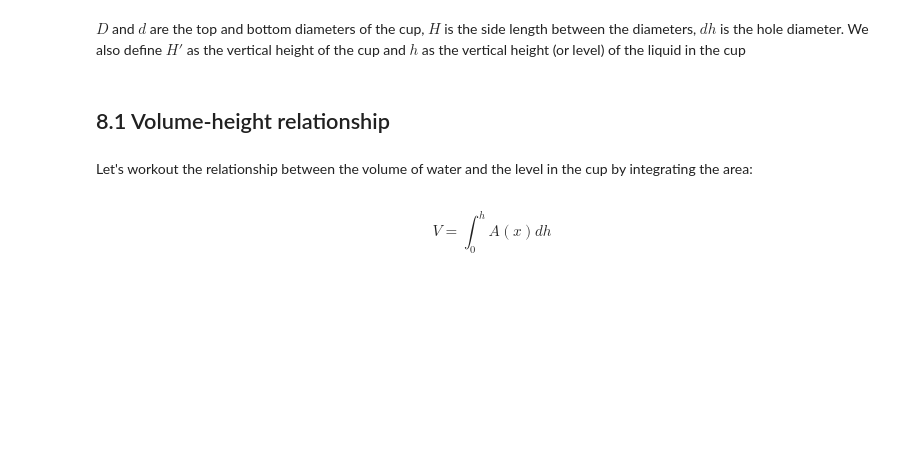
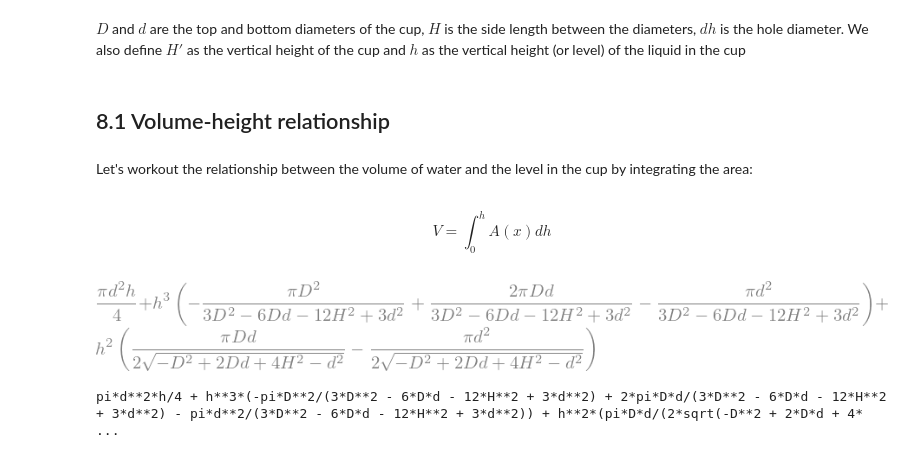
Before and after one commit to williebonavente/CodeTest, a Jupyter notebook: sympy/algebra/notebook3.ipynb, the cells around one changed output. Cells and saved outputs as stored; diff of their text form; code cells hidden in the pictures; blank space fills up the shorter version.

```diff
--- a/sympy/algebra/notebook3.ipynb
+++ b/sympy/algebra/notebook3.ipynb
@@ -22,0 +26,19 @@ $$ V= \int_0^h A(x) dh$$
+# %%
+D, d, H, h = sympy.symbols('D, d, H, h', real = True)
+# %%
+R = D/2
+r = d/2
+Hprime = sympy.sqrt(H**2 - (R - r) **2) # Pythagoras
+# %%
+radius = r + h/Hprime*(R - r)
+# %%
+A = sympy.pi*radius**2
+# %%
+V = sympy.integrate(A, (h, 0, h))
+V
+# %% [output]
+[figure, added]
+# %%
+print(V)
+# %% [output]
+pi*d**2*h/4 + h**3*(-pi*D**2/(3*D**2 - 6*D*d - 12*H**2 + 3*d**2) + 2*pi*D*d/(3*D**2 - 6*D*d - 12*H**2 + 3*d**2) - pi*d**2/(3*D**2 - 6*D*d - 12*H**2 + 3*d**2)) + h**2*(pi*D*d/(2*sqrt(-D**2 + 2*D*d + 4* ...
```
Also changed, not shown: parts of 1 cell of this notebook.
